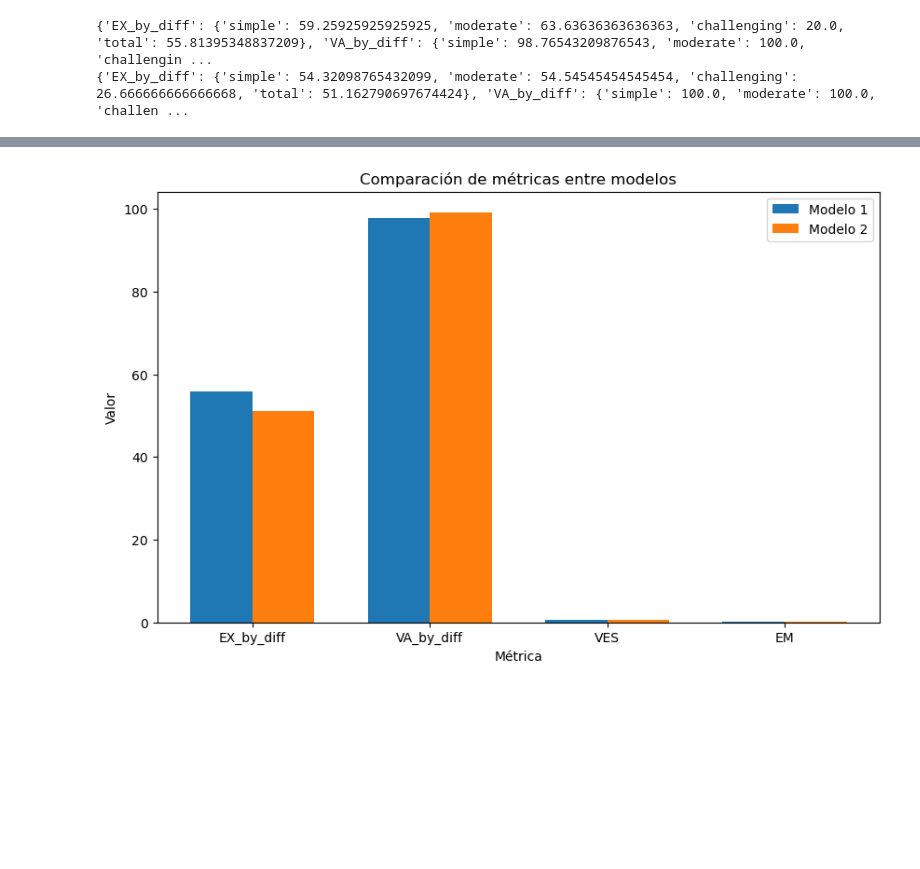
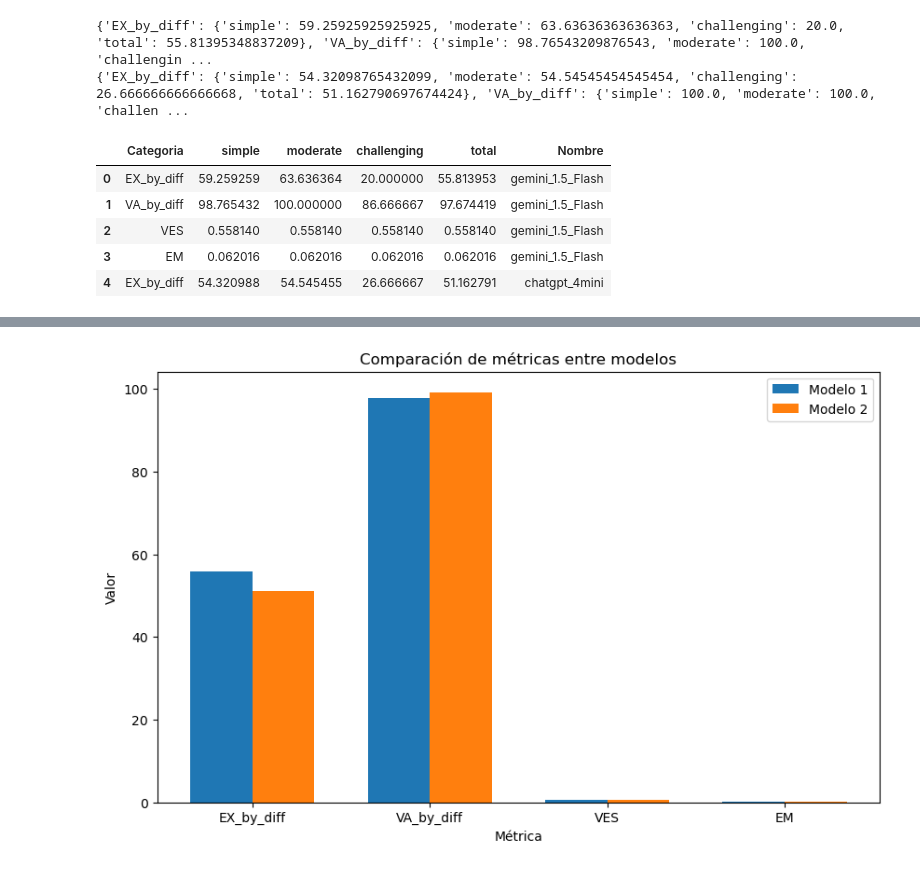
Before and after one commit to EnzoRg/text_mining, a Jupyter notebook: evaluation.ipynb, the cells around one changed output, grey strips where cells are left out. Cells and saved outputs as stored; diff of their text form; code cells hidden in the pictures; blank space fills up the shorter version.

```diff
--- a/evaluation.ipynb
+++ b/evaluation.ipynb
@@ -402,3 +402,41 @@ print(metricas_chatgpt)
 # %% [output]
 {'EX_by_diff': {'simple': 59.25925925925925, 'moderate': 63.63636363636363, 'challenging': 20.0, 'total': 55.81395348837209}, 'VA_by_diff': {'simple': 98.76543209876543, 'moderate': 100.0, 'challengin ...
 {'EX_by_diff': {'simple': 54.32098765432099, 'moderate': 54.54545454545454, 'challenging': 26.666666666666668, 'total': 51.162790697674424}, 'VA_by_diff': {'simple': 100.0, 'moderate': 100.0, 'challen ...
+# %%
+import pandas as pd
+
+def crear_dataframe_con_nombres(dicts, nombres):
+    # Crear una lista vacía para almacenar los DataFrames
+    df_list = []
+
+    # Iterar sobre los diccionarios y nombres al mismo tiempo
+    for d, nombre in zip(dicts, nombres):
+        # Convertir el diccionario en un DataFrame temporal
+        df_temp = pd.DataFrame(d).T  # Transponer para obtener el formato correcto
+        # Agregar una columna para el nombre del diccionario
+        df_temp['Nombre'] = nombre
+        # Agregar el DataFrame temporal a la lista
+        df_list.append(df_temp)
+
+    # Concatenar todos los DataFrames de la lista en uno solo
+    df_final = pd.concat(df_list)
+
+    return df_final.reset_index().rename(columns={'index': 'Categoria'})
+
+
+
+# Crear una lista de diccionarios y sus nombres
+dicts = [metricas_gemini, metricas_chatgpt]
+nombres = ['gemini_1.5_Flash', 'chatgpt_4mini']
+
+# Llamar a la función
+df_final = crear_dataframe_con_nombres(dicts, nombres)
+
+df_final.head()
+# %% [output]
+|  | Categoria | simple | moderate | challenging | total | Nombre |
+| 0 | EX_by_diff | 59.259259 | 63.636364 | 20.000000 | 55.813953 | gemini_1.5_Flash |
+| 1 | VA_by_diff | 98.765432 | 100.000000 | 86.666667 | 97.674419 | gemini_1.5_Flash |
+| 2 | VES | 0.558140 | 0.558140 | 0.558140 | 0.558140 | gemini_1.5_Flash |
+| 3 | EM | 0.062016 | 0.062016 | 0.062016 | 0.062016 | gemini_1.5_Flash |
+| 4 | EX_by_diff | 54.320988 | 54.545455 | 26.666667 | 51.162791 | chatgpt_4mini |
```
Also changed, not shown: parts of 9 cells of this notebook.
